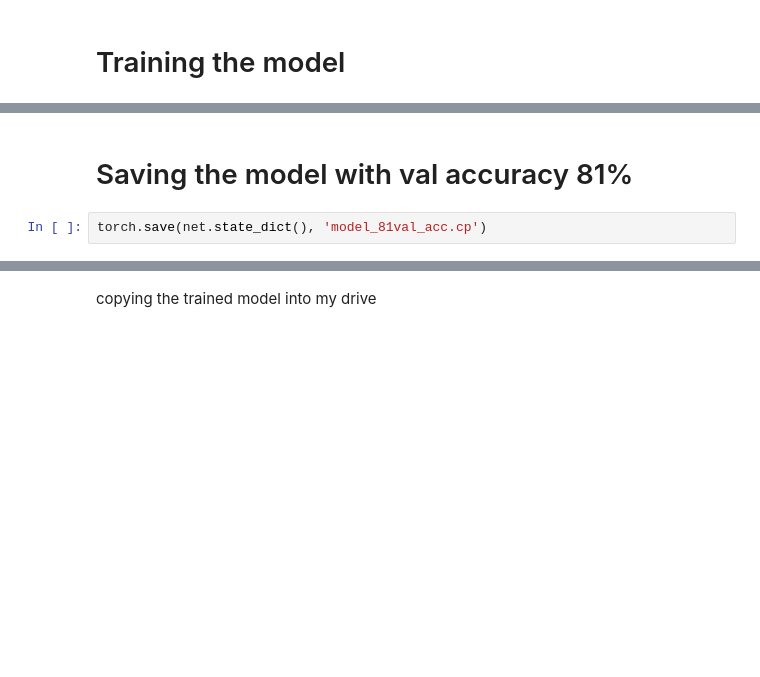
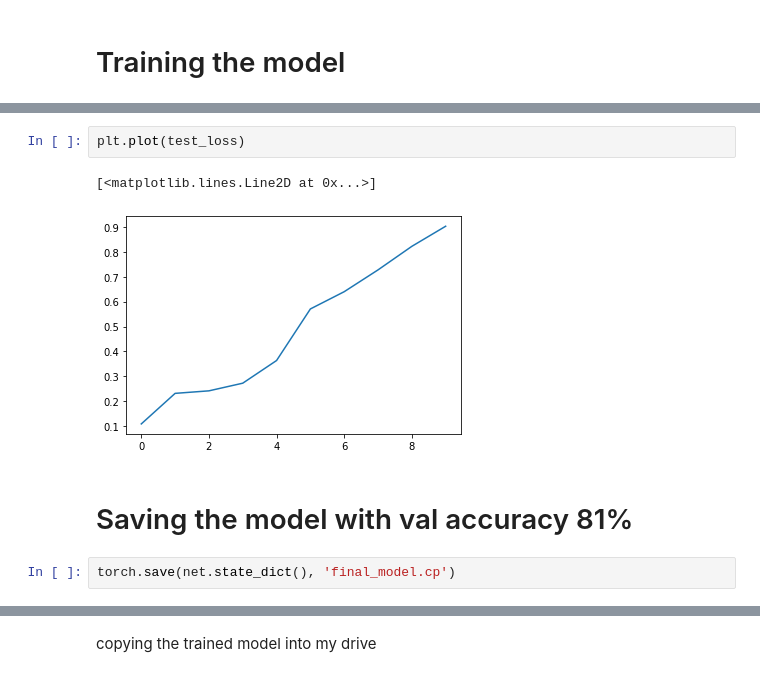
Before and after one commit to shomerthesec/NMA_Deep_Learning, a Jupyter notebook: Project/Music_Genre_Classifier.ipynb, the cells around one changed output, grey strips where cells are left out. Saved outputs shown, nothing was run; the diff lists cells and outputs as text; blank space fills up the shorter version.

```diff
--- a/Project/Music_Genre_Classifier.ipynb
+++ b/Project/Music_Genre_Classifier.ipynb
@@ -269,6 +309,11 @@ The Train loss= 0.10188215970993042
+# %%
+plt.plot(test_loss)
+# %% [output]
+[<matplotlib.lines.Line2D at 0x...>]
+[figure, added]
 # %% [markdown]
 # Saving the model with val accuracy 81%
 # %%
-torch.save(net.state_dict(), 'model_81val_acc.cp')
+torch.save(net.state_dict(), 'final_model.cp')
 # %%
 tmp_model= music_CNN()
```
Also changed, not shown: parts of 12 cells of this notebook.
